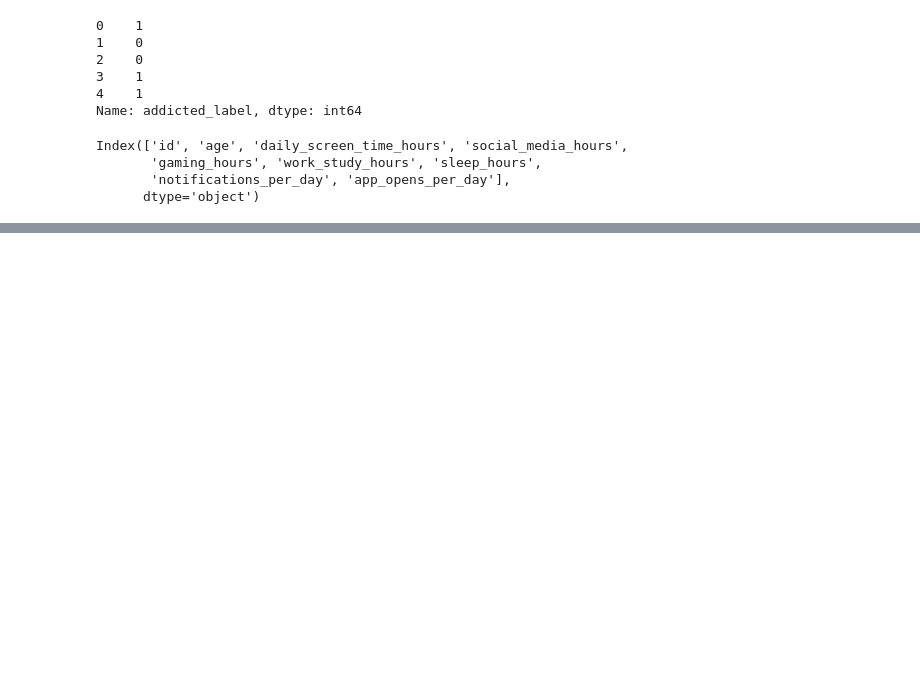
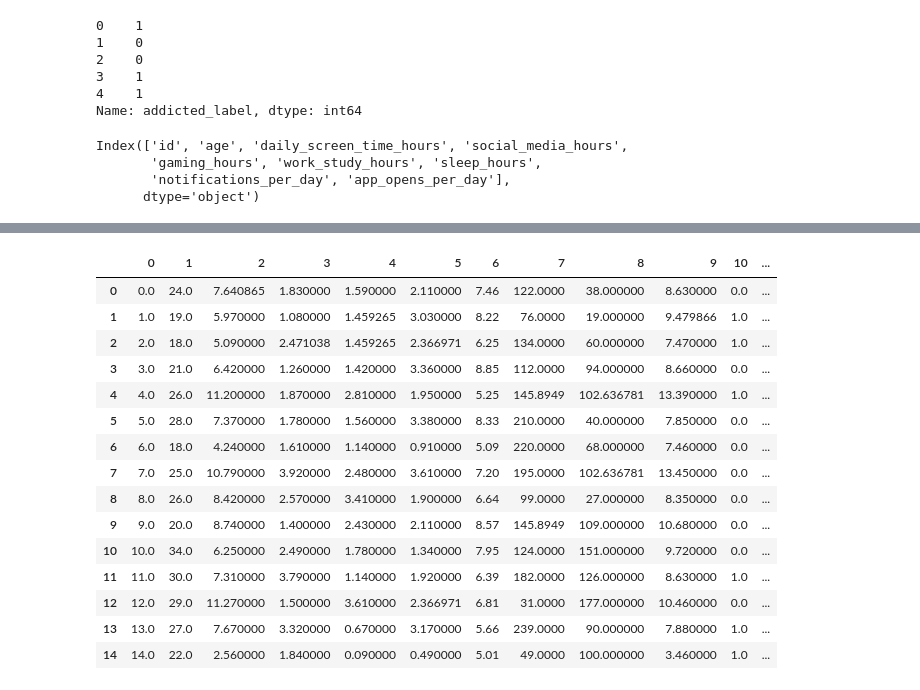
Before and after one commit to prinshu756/SmartPhoneAddictionPredictor, a Jupyter notebook: DataAnalysis.ipynb, the cells around one changed output, grey strips where cells are left out. Saved outputs shown, nothing was run; the diff lists cells and outputs as text; code cells hidden in the pictures; blank space fills up the shorter version.

```diff
--- a/DataAnalysis.ipynb
+++ b/DataAnalysis.ipynb
@@ -112,0 +122,21 @@ transformer.get_feature_names_out()
+# %%
+X_train_transformed = pd.DataFrame(X_train_transformed)
+# %%
+X_train_transformed.head(15)
+# %% [output]
+|  | 0 | 1 | 2 | 3 | 4 | 5 | 6 | 7 | 8 | 9 | 10 | ... |
+| 0 | 0.0 | 24.0 | 7.640865 | 1.830000 | 1.590000 | 2.110000 | 7.46 | 122.0000 | 38.000000 | 8.630000 | 0.0 | ... |
+| 1 | 1.0 | 19.0 | 5.970000 | 1.080000 | 1.459265 | 3.030000 | 8.22 | 76.0000 | 19.000000 | 9.479866 | 1.0 | ... |
+| 2 | 2.0 | 18.0 | 5.090000 | 2.471038 | 1.459265 | 2.366971 | 6.25 | 134.0000 | 60.000000 | 7.470000 | 1.0 | ... |
+| 3 | 3.0 | 21.0 | 6.420000 | 1.260000 | 1.420000 | 3.360000 | 8.85 | 112.0000 | 94.000000 | 8.660000 | 0.0 | ... |
+| 4 | 4.0 | 26.0 | 11.200000 | 1.870000 | 2.810000 | 1.950000 | 5.25 | 145.8949 | 102.636781 | 13.390000 | 1.0 | ... |
+| 5 | 5.0 | 28.0 | 7.370000 | 1.780000 | 1.560000 | 3.380000 | 8.33 | 210.0000 | 40.000000 | 7.850000 | 0.0 | ... |
+| 6 | 6.0 | 18.0 | 4.240000 | 1.610000 | 1.140000 | 0.910000 | 5.09 | 220.0000 | 68.000000 | 7.460000 | 0.0 | ... |
+| 7 | 7.0 | 25.0 | 10.790000 | 3.920000 | 2.480000 | 3.610000 | 7.20 | 195.0000 | 102.636781 | 13.450000 | 0.0 | ... |
+| 8 | 8.0 | 26.0 | 8.420000 | 2.570000 | 3.410000 | 1.900000 | 6.64 | 99.0000 | 27.000000 | 8.350000 | 0.0 | ... |
+| 9 | 9.0 | 20.0 | 8.740000 | 1.400000 | 2.430000 | 2.110000 | 8.57 | 145.8949 | 109.000000 | 10.680000 | 0.0 | ... |
+| 10 | 10.0 | 34.0 | 6.250000 | 2.490000 | 1.780000 | 1.340000 | 7.95 | 124.0000 | 151.000000 | 9.720000 | 0.0 | ... |
+| 11 | 11.0 | 30.0 | 7.310000 | 3.790000 | 1.140000 | 1.920000 | 6.39 | 182.0000 | 126.000000 | 8.630000 | 1.0 | ... |
+| 12 | 12.0 | 29.0 | 11.270000 | 1.500000 | 3.610000 | 2.366971 | 6.81 | 31.0000 | 177.000000 | 10.460000 | 0.0 | ... |
+| 13 | 13.0 | 27.0 | 7.670000 | 3.320000 | 0.670000 | 3.170000 | 5.66 | 239.0000 | 90.000000 | 7.880000 | 1.0 | ... |
+| 14 | 14.0 | 22.0 | 2.560000 | 1.840000 | 0.090000 | 0.490000 | 5.01 | 49.0000 | 100.000000 | 3.460000 | 1.0 | ... |
```
Also changed, not shown: parts of 1 cell of this notebook, 1 other file.
